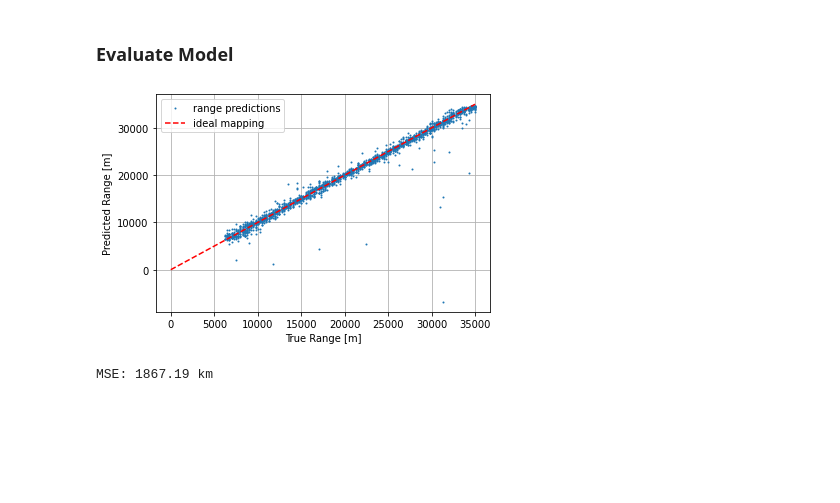
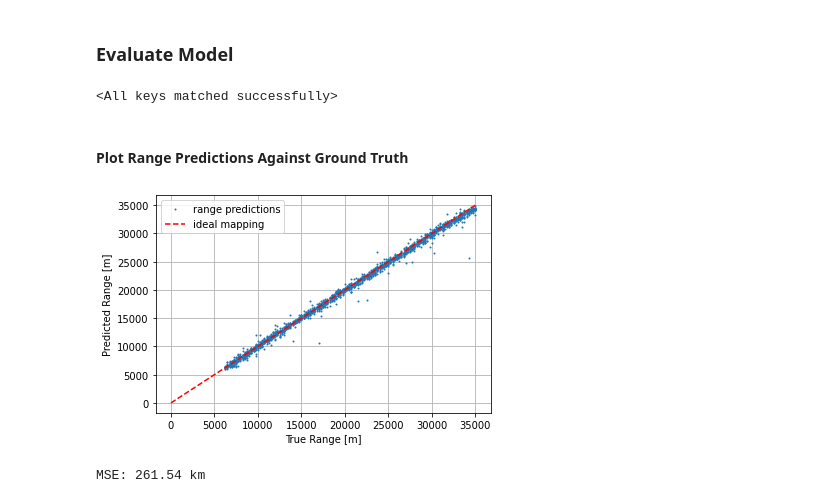
Before and after one commit to whoi-mars/detect_and_range, a Jupyter notebook: notebook.ipynb, the cells around one changed output. Saved outputs shown, nothing was run; the diff lists cells and outputs as text; code cells hidden in the pictures; blank space fills up the shorter version.

```diff
--- a/notebook.ipynb
+++ b/notebook.ipynb
@@ -311,7 +333,12 @@ save_dir = models_dir + '/trained_model_2'
 os.makedirs(save_dir, exist_ok=True)
+# %%
+dl = get_dataloaders(data_dir=data_dir,
+                     batch_size=batch_size,
+                     max_range=max_range,
+                     shuffle=shuffle_dataset,
+                     transform=get_image_transforms())
+model = CNNRNN(input_size=(224,224), hidden_size=hidden_size, num_layers=num_layers, num_classes=num_classes).to(device)
 # %%
-dl = get_dataloaders(data_dir, batch_size, max_range, transform=get_image_transforms())
-model = CNNRNN().to(device)
 optimizer = make_optimizer(model, learning_rate)
 criterion = SelectiveMSEAndClass()
 
@@ -355,6 +382,10 @@ train Loss: 0.0030 -- MSE: 1058.5776 km -- ACC: 0.9996
 ... (29 outputs left out)
 # %% [markdown]
 ### Evaluate Model
+# %%
+model.load_state_dict(torch.load(os.path.join(save_dir, 'weights_best_val_mse.pt')))
+# %% [output]
+<All keys matched successfully>
 # %%
 def evaluate_model(model, dataloader):
 
@@ -380,7 +411,7 @@ def evaluate_model(model, dataloader):
     class_t = []
     class_p = []
 
-    for inputs, r_labels, c_labels in tqdm(dl['test']):
+    for inputs, r_labels, c_labels in tqdm(dataloader):
 
         inputs = inputs.to(device)
         r_labels = r_labels.to(device).squeeze()
@@ -390,8 +421,8 @@ def evaluate_model(model, dataloader):
 
             outputs = model(inputs)
 
-            ranges_p += (outputs[c_labels == 1, 0]*max_range).detach().tolist()
-            ranges_t += (r_labels[c_labels == 1]*max_range).detach().tolist()
+            ranges_p += (outputs[:, 0]*max_range).detach().tolist()
+            ranges_t += (r_labels*max_range).detach().tolist()
 
             class_p += (outputs[:,1] >= 0.5).tolist()
             class_t += c_labels.tolist()
@@ -404,16 +435,25 @@ def evaluate_model(model, dataloader):
     return ranges_p, ranges_t, class_p, class_t
 
 ranges_p, ranges_t, class_p, class_t = evaluate_model(model, dl['test'])
+# %% [markdown]
+#### Plot Range Predictions Against Ground Truth
 # %%
-plt.plot(ranges_t, ranges_p, 'o', markersize=1, label="range predictions")
-plt.plot([0, max_range], [0, max_range], '--r', label="ideal mapping")
-plt.grid()
-plt.legend()
-plt.xlabel("True Range [m]")
-plt.ylabel("Predicted Range [m]")
-plt.show()
+def plot_true_pred(ranges_t, ranges_p, class_p):
 
-print("MSE: {:.2f} km".format(((ranges_t - ranges_p) ** 2).mean() / 1000))
+    ranges_t = ranges_t[np.where((class_p >= 0.5) & (class_t == 1))]
+    ranges_p = ranges_p[np.where((class_p >= 0.5) & (class_t == 1))]
+
+    plt.plot(ranges_t, ranges_p, 'o', markersize=1, label="range predictions")
+    plt.plot([0, max_range], [0, max_range], '--r', label="ideal mapping")
+    plt.grid()
+    plt.legend()
+    plt.xlabel("True Range [m]")
+    plt.ylabel("Predicted Range [m]")
+    plt.show()
+
+    print("MSE: {:.2f} km".format(((ranges_t - ranges_p) ** 2).mean() / 1000))
+
+plot_true_pred(ranges_t, ranges_p, class_p)
 # %% [output]
-[figure, old version]
+[figure, new version]
-MSE: 1867.19 km
+MSE: 261.54 km
```
Also changed, not shown: parts of 8 cells of this notebook.
